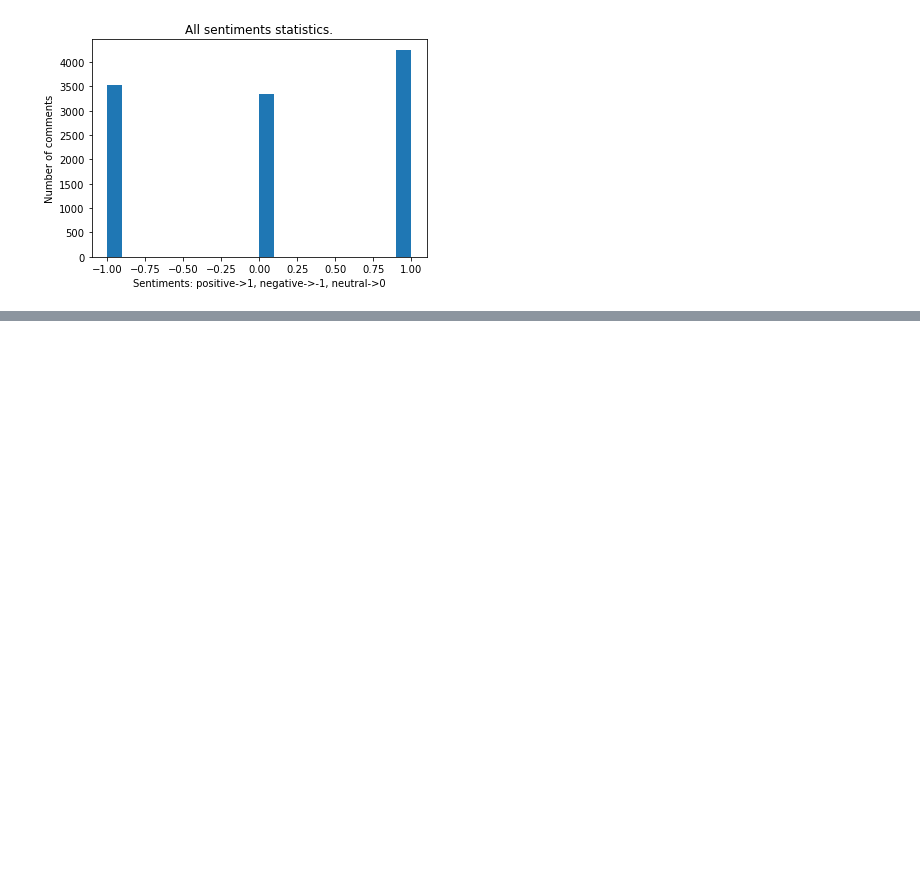
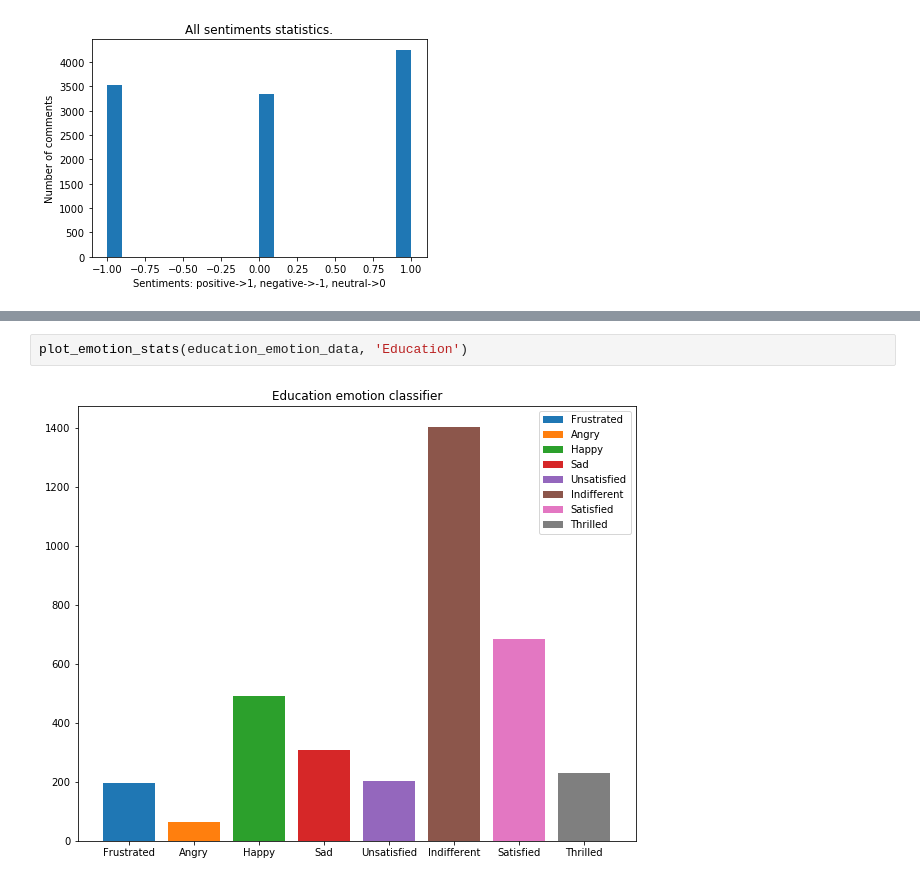
Before and after one commit to Yodeman/social_media_behaviour, a Jupyter notebook: sentiments/sentiment_visualization.ipynb, the cells around one changed output, grey strips where cells are left out. Cells and saved outputs as stored; diff of their text form; blank space fills up the shorter version.

```diff
--- a/sentiments/sentiment_visualization.ipynb
+++ b/sentiments/sentiment_visualization.ipynb
@@ -135,0 +213,4 @@ plt.show()
+# %%
+plot_emotion_stats(education_emotion_data, 'Education')
+# %% [output]
+[figure, added]
```
Also changed, not shown: parts of 15 cells of this notebook, 1 other file.
